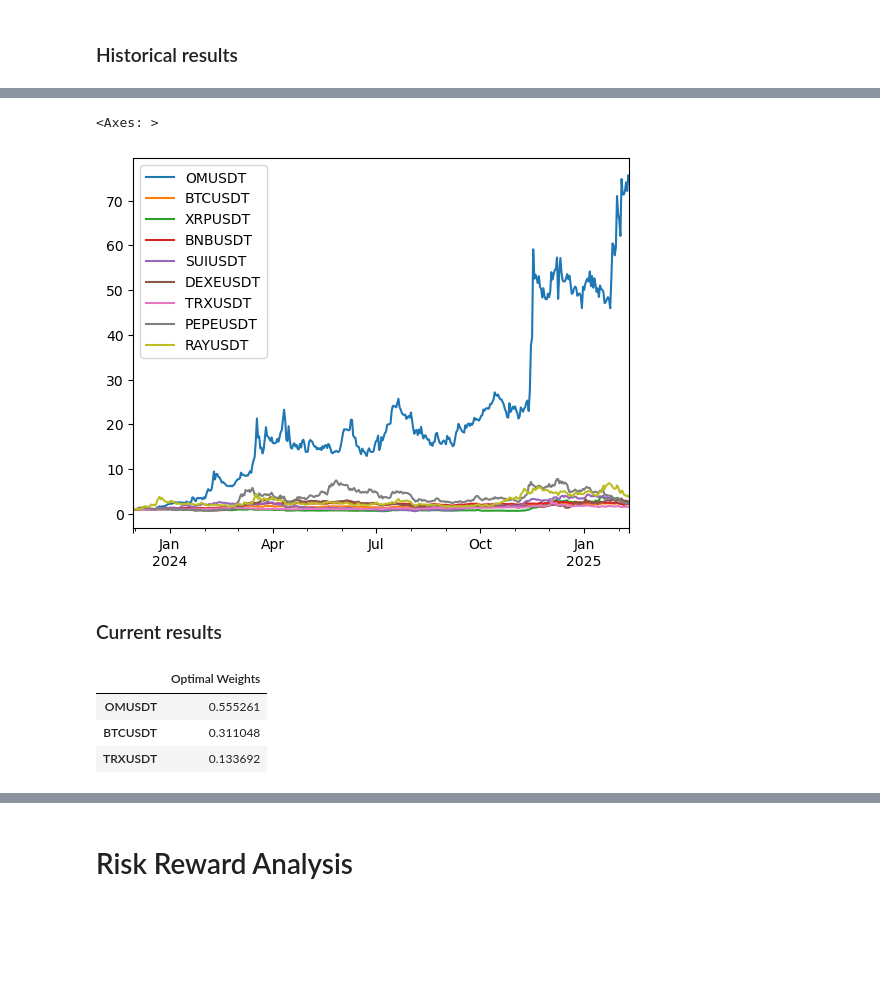
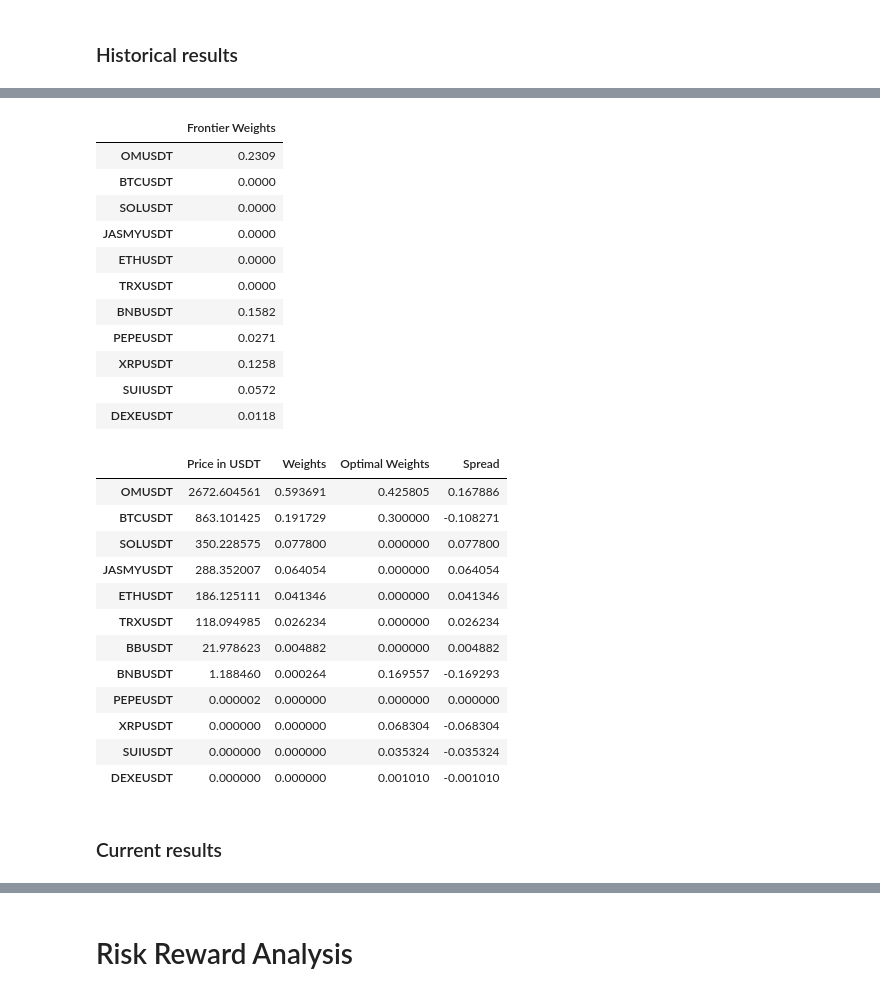
Before and after one commit to niroojane/Risk-Management, a Jupyter notebook: Prod.ipynb, the cells around one changed output, grey strips where cells are left out. Cells and saved outputs as stored; diff of their text form; code cells hidden in the pictures; blank space fills up the shorter version.

```diff
--- a/Prod.ipynb
+++ b/Prod.ipynb
@@ -429,8 +399,41 @@ frontier_analysis.inventory(frontier_opt_weights).round(6)
-# %%
-(1+returns_to_use[inventory.index].iloc[:]).cumprod().plot()
-# %% [output]
-<Axes: >
-[figure, removed]
+# %%
+dico={returns_frontier.columns[i]:frontier_opt_weights[i].round(4) for i in range(len(returns_frontier.columns))}
+pd.DataFrame(dico.values(),index=dico.keys(),columns=['Frontier Weights'])
+# %% [output]
+|  | Frontier Weights |
+| OMUSDT | 0.2309 |
+| BTCUSDT | 0.0000 |
+| SOLUSDT | 0.0000 |
+| JASMYUSDT | 0.0000 |
+| ETHUSDT | 0.0000 |
+| TRXUSDT | 0.0000 |
+| BNBUSDT | 0.1582 |
+| PEPEUSDT | 0.0271 |
+| XRPUSDT | 0.1258 |
+| SUIUSDT | 0.0572 |
+| DEXEUSDT | 0.0118 |
+# %%
+historical_comparison=holding.copy()
+historical_comparison=historical_comparison.loc[historical_comparison.index!="Total"]
+historical_comparison=pd.concat([historical_comparison,inventory],axis=1)
+historical_comparison=historical_comparison.fillna(0)
+historical_comparison['Spread']=historical_comparison['Weights']-historical_comparison['Optimal Weights']
+historical_comparison=historical_comparison.round(7)
+historical_comparison
+# %% [output]
+|  | Price in USDT | Weights | Optimal Weights | Spread |
+| OMUSDT | 2672.604561 | 0.593691 | 0.425805 | 0.167886 |
+| BTCUSDT | 863.101425 | 0.191729 | 0.300000 | -0.108271 |
+| SOLUSDT | 350.228575 | 0.077800 | 0.000000 | 0.077800 |
+| JASMYUSDT | 288.352007 | 0.064054 | 0.000000 | 0.064054 |
+| ETHUSDT | 186.125111 | 0.041346 | 0.000000 | 0.041346 |
+| TRXUSDT | 118.094985 | 0.026234 | 0.000000 | 0.026234 |
+| BBUSDT | 21.978623 | 0.004882 | 0.000000 | 0.004882 |
+| BNBUSDT | 1.188460 | 0.000264 | 0.169557 | -0.169293 |
+| PEPEUSDT | 0.000002 | 0.000000 | 0.000000 | 0.000000 |
+| XRPUSDT | 0.000000 | 0.000000 | 0.068304 | -0.068304 |
+| SUIUSDT | 0.000000 | 0.000000 | 0.035324 | -0.035324 |
+| DEXEUSDT | 0.000000 | 0.000000 | 0.001010 | -0.001010 |
 # %% [markdown]
 ### Current results
 # %%
@@ -442,12 +445,6 @@ current_optimal_weights=current_risk.optimize(objective="sharpe_ratio")#,constra
 current_optimal_weights=np.round(current_optimal_weights,6)
 optimal_ptf_current=current_risk.inventory(current_optimal_weights)
 optimal_ptf_current.columns=['Optimal Weights']
-optimal_ptf_current
-# %% [output]
-|  | Optimal Weights |
-| OMUSDT | 0.555261 |
-| BTCUSDT | 0.311048 |
-| TRXUSDT | 0.133692 |
 # %%
 X,Y,Z,C=current_risk.efficient_frontier()
 
```
Also changed, not shown: parts of 75 cells of this notebook, 3 other files.
